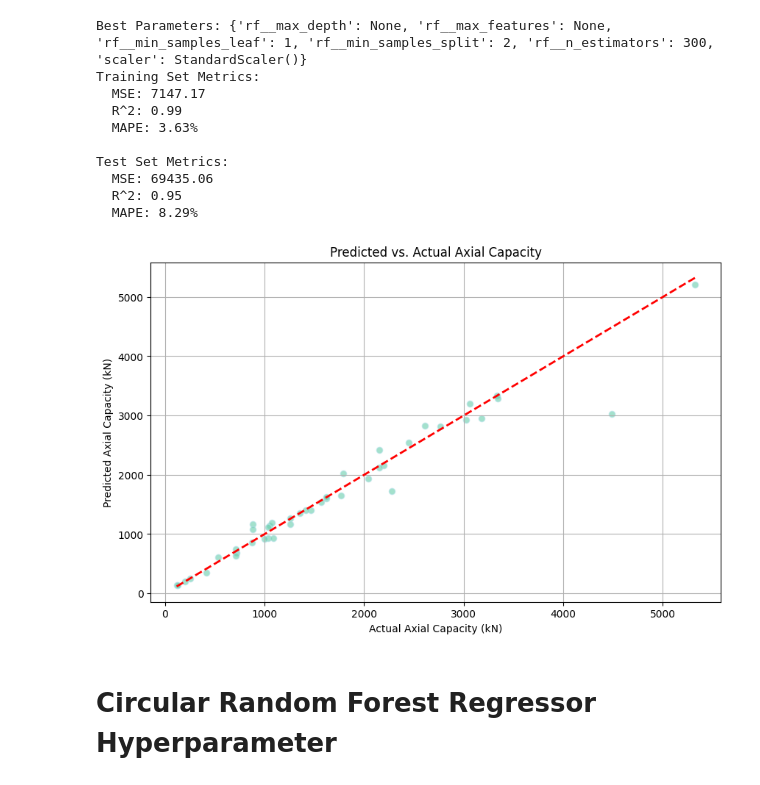
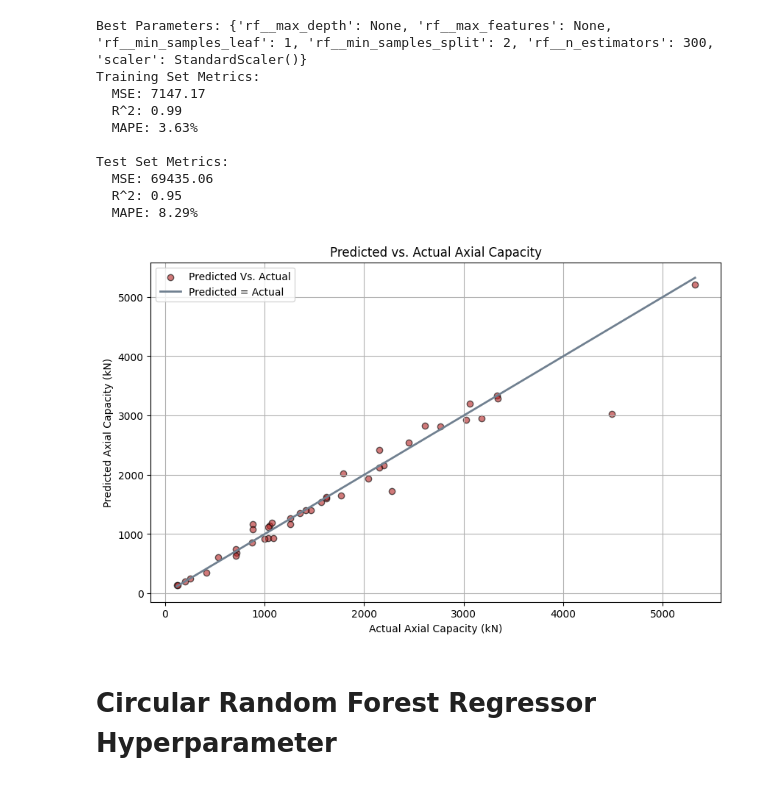
Before and after one commit to AnthonyKelly8/ENGG_680_Project, a Jupyter notebook: Code/Random_Forest_ENGG680.ipynb, the cells around one changed output. Drawn from its saved outputs; the diff is of its cells as text; code cells hidden in the pictures.

Commit message:
Prepared Plots for presentation, updated databases and report

```diff
--- a/Code/Random_Forest_ENGG680.ipynb
+++ b/Code/Random_Forest_ENGG680.ipynb
@@ -136,15 +137,17 @@ Test Set Metrics:
 # %%
 #Scatter Plot: Predicted vs. Actual Values
 plt.figure(figsize=(10, 6))
-plt.scatter(y_test, y_test_pred, alpha=0.6, color='mediumaquamarine', edgecolors='powderblue')
-plt.plot([y_test.min(), y_test.max()], [y_test.min(), y_test.max()], 'r--', linewidth=2)
+plt.scatter(y_test, y_test_pred, alpha=0.6, color='firebrick', edgecolors='black')
+plt.plot([y_test.min(), y_test.max()], [y_test.min(), y_test.max()], 'slategray', linewidth=2)
 plt.xlabel('Actual Axial Capacity (kN)')
 plt.ylabel('Predicted Axial Capacity (kN)')
 plt.title('Predicted vs. Actual Axial Capacity')
+plt.legend(['Predicted Vs. Actual', 'Predicted = Actual'])
+plt.savefig('Rectangular_RFR.png')
 plt.grid(True)
 plt.show()
 # %% [output]
-[figure, old version]
+[figure, new version]
 # %% [markdown]
 # Circular Random Forest Regressor Hyperparameter
 # %%
```
Also changed, not shown: parts of 2 cells of this notebook, 16 other files.
